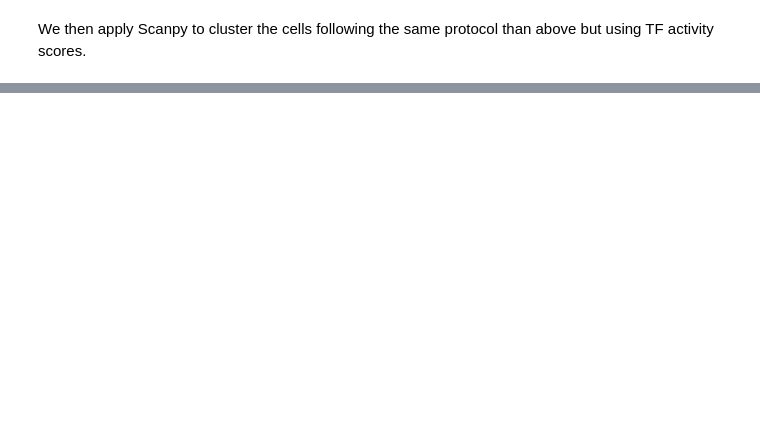
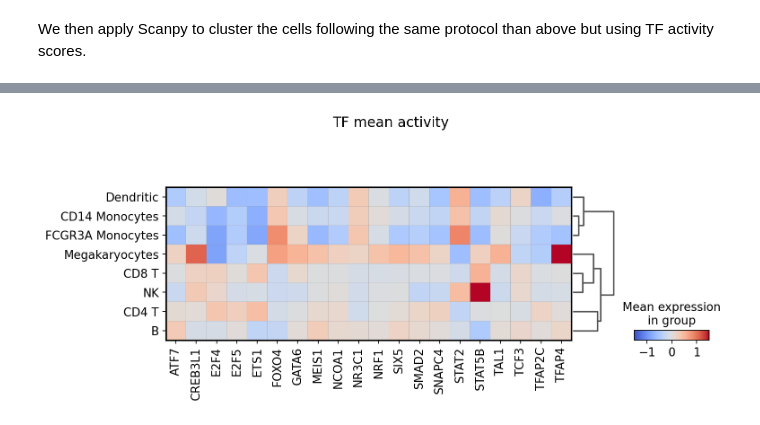
Before and after one commit to saezlab/dorothea-py, a Jupyter notebook: example/single_cell_vignette.ipynb, the cells around one changed output, grey strips where cells are left out. Saved outputs shown, nothing was run; the diff lists cells and outputs as text; code cells hidden in the pictures; blank space fills up the shorter version.

```diff
--- a/example/single_cell_vignette.ipynb
+++ b/example/single_cell_vignette.ipynb
@@ -158,0 +139,11 @@ dorothea_hs.loc["ADCY3"]["ZNF263"]
+# %%
+sc.pl.matrixplot(tf_adata,
+                 var_names=tf_adata.var_names[tf_adata.var.highly_variable == True],
+                 groupby='cell_type',
+                 title='TF mean activity',
+                 cmap='coolwarm',
+                 dendrogram=True,
+                 vmin=-1.5,
+                 vmax=1.5
+                )
+# %% [output]
@@ -158,0 +151 @@ dorothea_hs.loc["ADCY3"]["ZNF263"]
+[figure, added]
```
Also changed, not shown: parts of 15 cells of this notebook, 2 other files.
